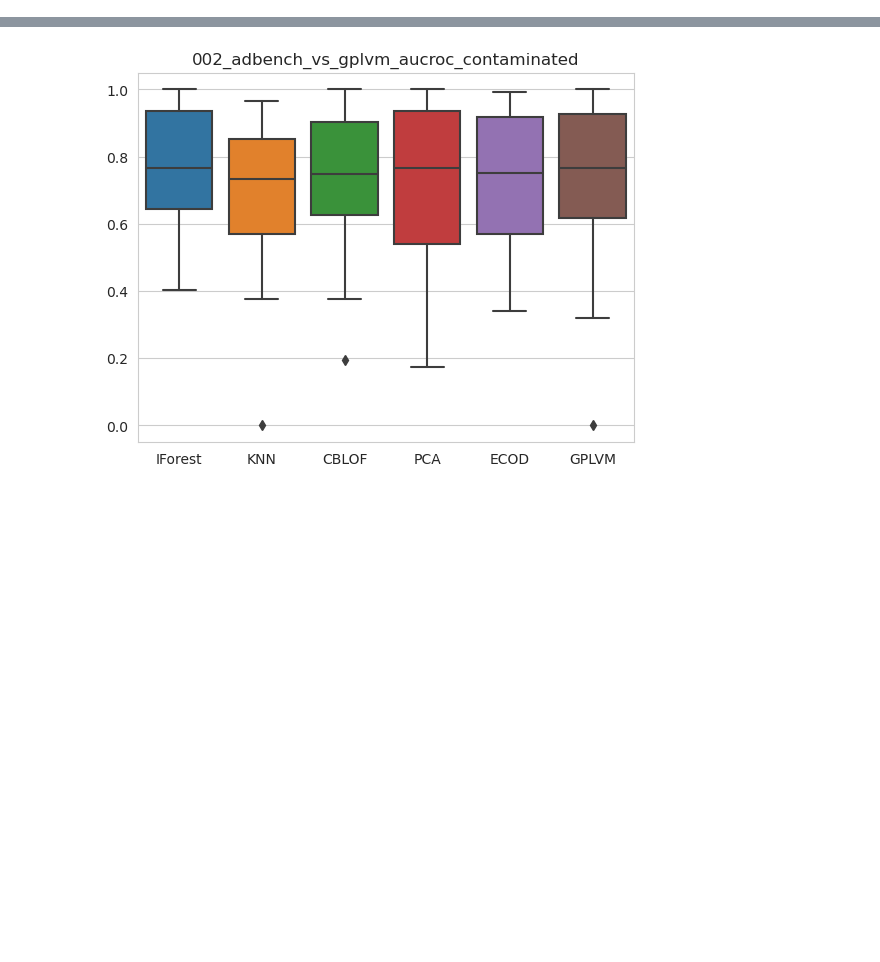
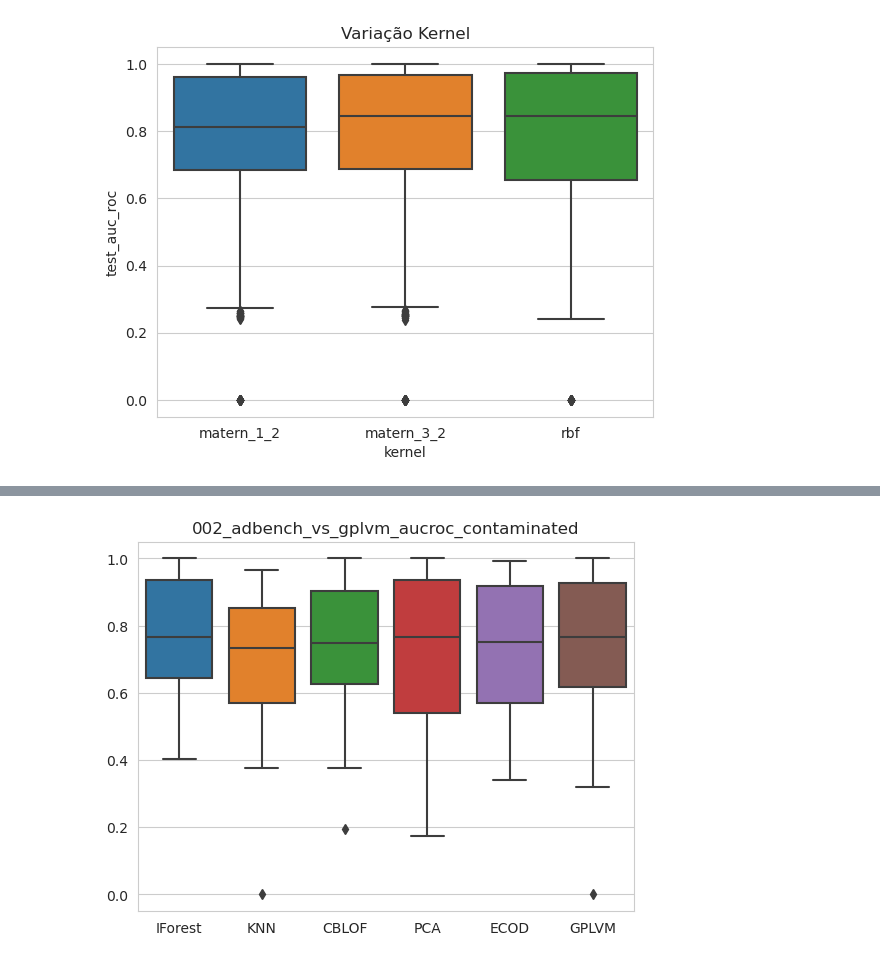
Before and after one commit to davinavarro/OE-GPLVM, a Jupyter notebook: 13_results_analysis.ipynb, the cells around one changed output, grey strips where cells are left out. Saved outputs shown, nothing was run; the diff lists cells and outputs as text; code cells hidden in the pictures; blank space fills up the shorter version.

```diff
--- a/13_results_analysis.ipynb
+++ b/13_results_analysis.ipynb
@@ -38,0 +57,6 @@ df.head(5)
+# %%
+s = sns.boxplot(data=df_normal, y = "test_auc_roc", x = "kernel")
+s.set_title("Variação Kernel")
+None
+# %% [output]
+[figure, added]
```
Also changed, not shown: parts of 26 cells of this notebook, 6 other files.
